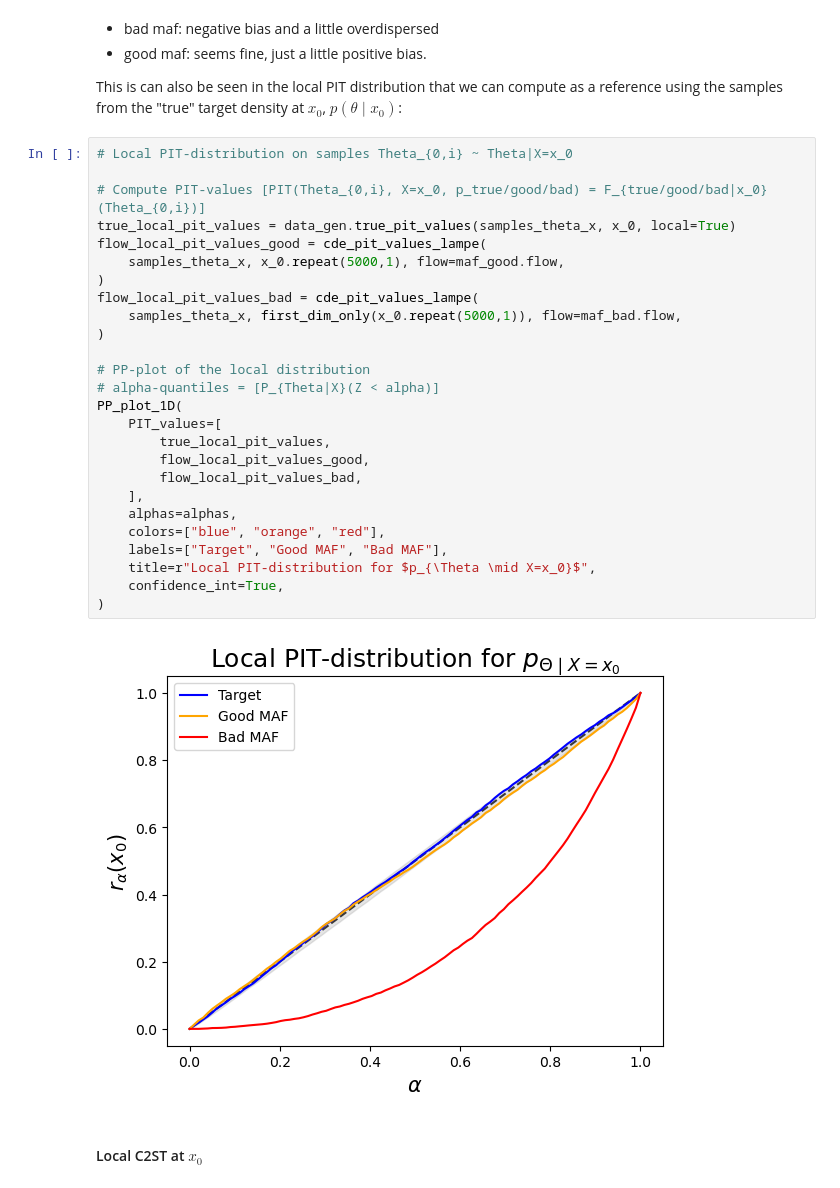
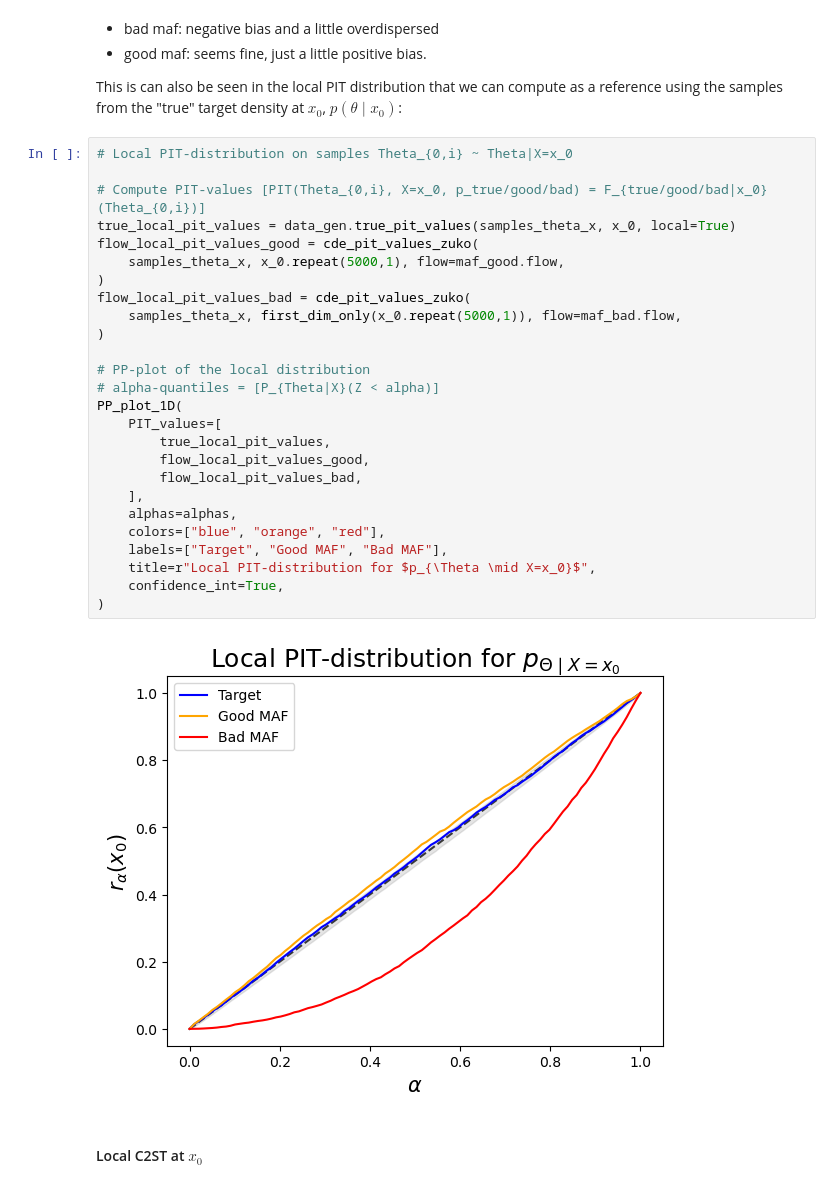
Before and after one commit to JuliaLinhart/valDiags_flows, a Jupyter notebook: notebooks/Local_C2ST_example_1D_lampe.ipynb, the cells around one changed output. Drawn from its saved outputs; the diff is of its cells as text.

```diff
--- a/notebooks/Local_C2ST_example_1D_lampe.ipynb
+++ b/notebooks/Local_C2ST_example_1D_lampe.ipynb
@@ -286,30 +272,30 @@ This is can also be seen in the local PIT distribution that we can compute as a
 # %%
 # Local PIT-distribution on samples Theta_{0,i} ~ Theta|X=x_0
 
 # Compute PIT-values [PIT(Theta_{0,i}, X=x_0, p_true/good/bad) = F_{true/good/bad|x_0}(Theta_{0,i})]
 true_local_pit_values = data_gen.true_pit_values(samples_theta_x, x_0, local=True)
-flow_local_pit_values_good = cde_pit_values_lampe(
+flow_local_pit_values_good = cde_pit_values_zuko(
     samples_theta_x, x_0.repeat(5000,1), flow=maf_good.flow,
 )
-flow_local_pit_values_bad = cde_pit_values_lampe(
+flow_local_pit_values_bad = cde_pit_values_zuko(
     samples_theta_x, first_dim_only(x_0.repeat(5000,1)), flow=maf_bad.flow,
 )
 
 # PP-plot of the local distribution
 # alpha-quantiles = [P_{Theta|X}(Z < alpha)]
 PP_plot_1D(
     PIT_values=[
         true_local_pit_values,
         flow_local_pit_values_good,
         flow_local_pit_values_bad,
     ],
     alphas=alphas,
     colors=["blue", "orange", "red"],
     labels=["Target", "Good MAF", "Bad MAF"],
     title=r"Local PIT-distribution for $p_{\Theta \mid X=x_0}$",
     confidence_int=True,
 )
 # %% [output]
-[figure, old version]
+[figure, new version]
 # %% [markdown]
 #### Local C2ST at $x_0$
```
Also changed, not shown: parts of 18 cells of this notebook, 1 other file.
